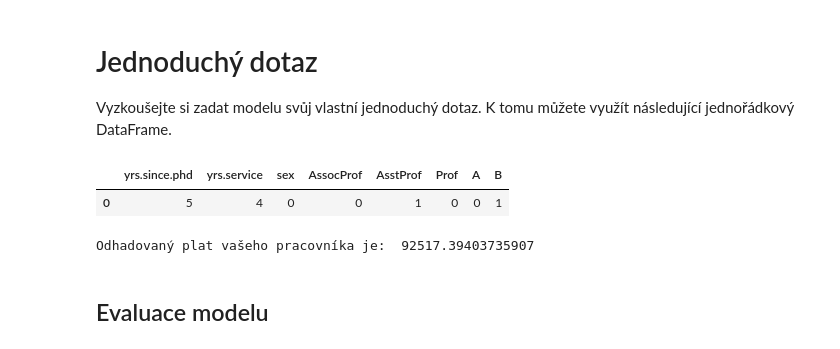
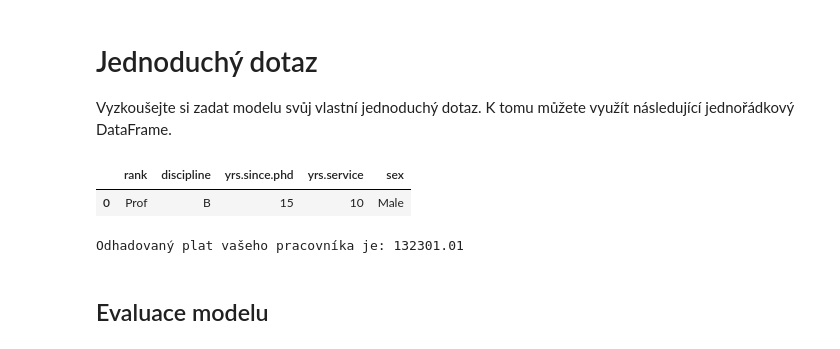
Before and after one commit to PyDataCZ/pyladies-kurz, a Jupyter notebook: lessons/pydata/scikitlearn_api/index.ipynb, the cells around one changed output. Drawn from its saved outputs; the diff is of its cells as text; code cells hidden in the pictures.

```diff
--- a/lessons/pydata/scikitlearn_api/index.ipynb
+++ b/lessons/pydata/scikitlearn_api/index.ipynb
@@ -309,16 +404,13 @@ skutečný plat    predicke platu
 Vyzkoušejte si zadat modelu svůj vlastní jednoduchý dotaz. K tomu můžete využít následující jednořádkový DataFrame.
 # %%
 dotaz = pd.DataFrame({
-    "yrs.since.phd": 5,
-    "yrs.service": 4,
-    "sex": 0,
-    "AssocProf": 0,
-    "AsstProf": 1,
-    "Prof": 0,
-    "A": 0,
-    "B": 1
+    "rank": "Prof",
+    "discipline": "B",
+    "yrs.since.phd": 15,
+    "yrs.service": 10,
+    "sex": "Male",
 }, index=[0])
 dotaz
 # %% [output]
-|  | yrs.since.phd | yrs.service | sex | AssocProf | AsstProf | Prof | A | B |
-| 0 | 5 | 4 | 0 | 0 | 1 | 0 | 0 | 1 |
+|  | rank | discipline | yrs.since.phd | yrs.service | sex |
+| 0 | Prof | B | 15 | 10 | Male |
@@ -325,7 +419,7 @@ dotaz
 # %%
-print("Odhadovaný plat vašeho pracovníka je: ", model.predict(dotaz.values)[0])
+print(f"Odhadovaný plat vašeho pracovníka je: {model.predict(X_query)[0]:.2f}")
 # %% [output]
-Odhadovaný plat vašeho pracovníka je:  92517.39403735907
+Odhadovaný plat vašeho pracovníka je: 132301.01
 # %% [markdown]
 ## Evaluace modelu
 # %% [markdown]
```
Also changed, not shown: parts of 24 cells of this notebook.
